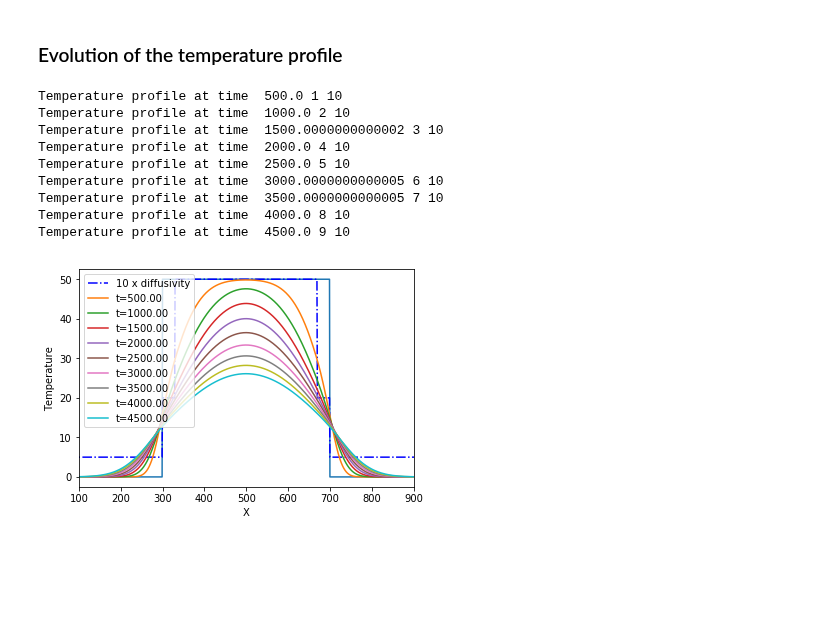
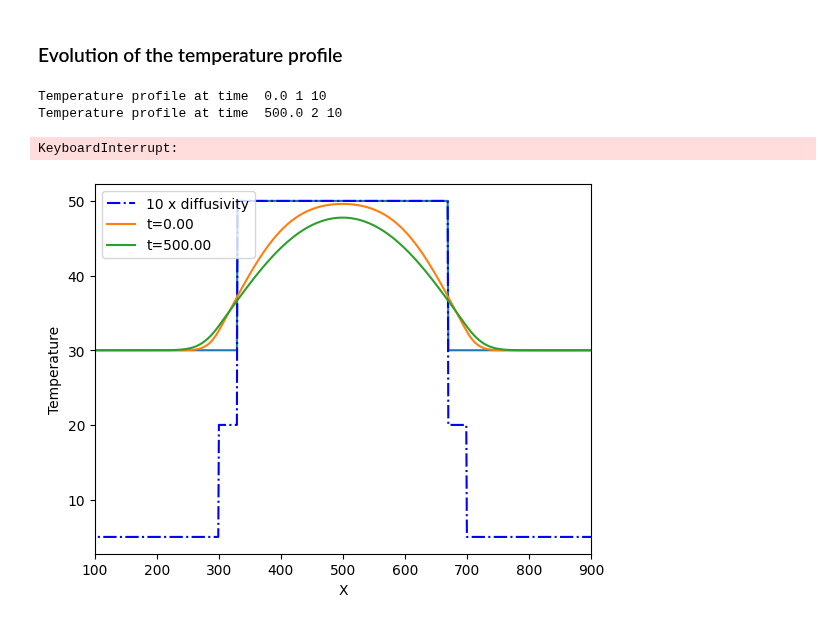
Before and after one commit to mpcmpc/PH2103, a Jupyter notebook: DiffusionEquation.ipynb, the cells around one changed output. Drawn from its saved outputs; the diff is of its cells as text; code cells hidden in the pictures; blank space fills up the shorter version.

```diff
--- a/DiffusionEquation.ipynb
+++ b/DiffusionEquation.ipynb
@@ -94,8 +95,8 @@ N = int(L/dx)
 dt = 0.1
 #this is the vector storing the values of the temperature
 Temp = np.empty(N)
-#this is the vector storing the time derivative of the temperature
-Dd2Txx = np.empty(N)
+#this is the vector storing the second spatial derivative of the temperature
+d2Txx = np.empty(N)
 
 "Other variables"
 #end simulation time
@@ -162,19 +163,19 @@ plt.ylabel('Temperature')
 plt.plot(Temp)
 # reset the elapsed time; now, the temperature profile is the one we set above
 elapsed_time = 0
-for curve in range(1,ncurves):
+for curve in range(0,ncurves):
     #we integrate time time between two consecuive plots
     #notice that the loops in n below exclude the first and the last cells, as the temperature there is fixed
     for step in range (1,num_integration_loops):
         #compute the derivative of the temperature
         for n in range(1,N-1):
-            Dd2Txx[n] = D*(Temp[n+1]-2*Temp[n]+Temp[n-1])/(dx*dx)
+            d2Txx[n] = (Temp[n+1]-2*Temp[n]+Temp[n-1])/(dx*dx)
         # update the temperature
         for n in range(1,N-1):
-            Temp[n] = Temp[n]+Dd2Txx[n]*dt
+            Temp[n] = Temp[n]+D*d2Txx[n]*dt
         #advance time
         elapsed_time = elapsed_time+dt
-    print("Temperature profile at time ", curve*dt*num_integration_loops, curve, ncurves )
+    print("Temperature profile at time: ", curve*dt*num_integration_loops, "[",curve+1,"/",ncurves,"]")
     plt.plot(Temp,label='t=%1.2f' %(curve*dt*num_integration_loops))
     plt.legend(loc='upper left')
 # %% [output]
@@ -227,35 +235,29 @@ axs[1].set(ylabel='Temperature')
 # %%
 #the solution of the equation is as before, we just use a D dependent on space
 plt.figure()
 plt.xlim(0,1000)
 plt.xlabel('X')
 plt.ylabel('Temperature')
 plt.xlim(100,900)
 plt.plot(Temp)
 plt.plot(Diffusivity*10,'b-.',label='10 x diffusivity')
 elapsed_time = 0
-for curve in range(1,ncurves):
+for curve in range(0,ncurves):
     #we integrate time time between two consecuive plots
-    for step in range (1,num_integration_loops):
+    for step in range (0,num_integration_loops):
         #compute the derivative of the temperature
-        for n in range(2,N-1):
-            DTdt[n] = Diffusivity[n]*(Temp[n+1]-2*Temp[n]+Temp[n-1])/(dx*dx)
+        for n in range(1,N-1):
+            d2Txx[n] = (Temp[n+1]-2*Temp[n]+Temp[n-1])/(dx*dx)
         # update the temperature
-        for n in range(2,N-1):
-            Temp[n] = Temp[n]+DTdt[n]*dt
+        for n in range(1,N-1):
+            Temp[n] = Temp[n]+Diffusivity[n]*d2Txx[n]*dt
         #advance time
         elapsed_time = elapsed_time+dt
-    print("Temperature profile at time ", curve*dt*num_integration_loops, curve, ncurves )
+    print("Temperature profile at time ", curve*dt*num_integration_loops, curve+1, ncurves )
     plt.plot(Temp,label='t=%1.2f' %(curve*dt*num_integration_loops))
     plt.legend(loc='upper left')
 # %% [output]
-Temperature profile at time  500.0 1 10
-Temperature profile at time  1000.0 2 10
-Temperature profile at time  1500.0000000000002 3 10
-Temperature profile at time  2000.0 4 10
-Temperature profile at time  2500.0 5 10
-Temperature profile at time  3000.0000000000005 6 10
-Temperature profile at time  3500.0000000000005 7 10
-Temperature profile at time  4000.0 8 10
-Temperature profile at time  4500.0 9 10
+Temperature profile at time  0.0 1 10
+Temperature profile at time  500.0 2 10
+KeyboardInterrupt:
-[figure, old version]
+[figure, new version]
```
Also changed, not shown: parts of 3 cells of this notebook.
